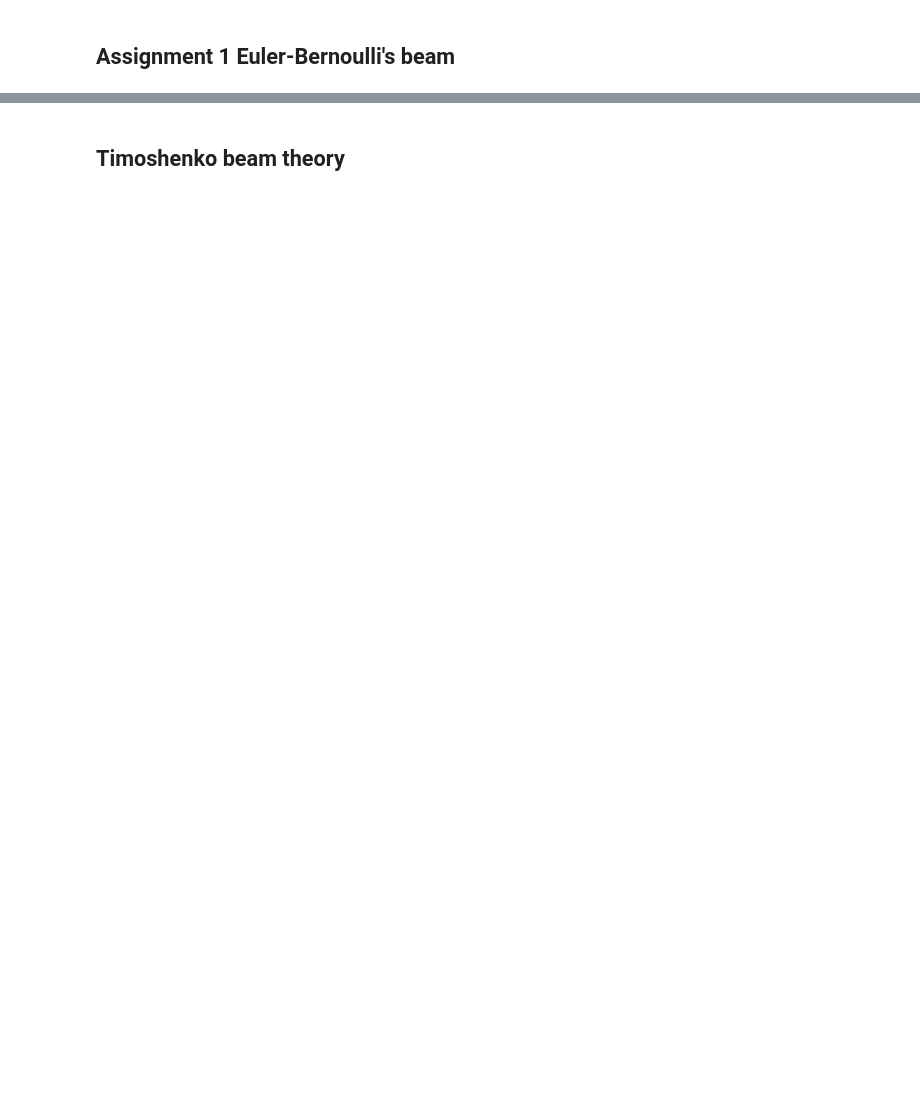
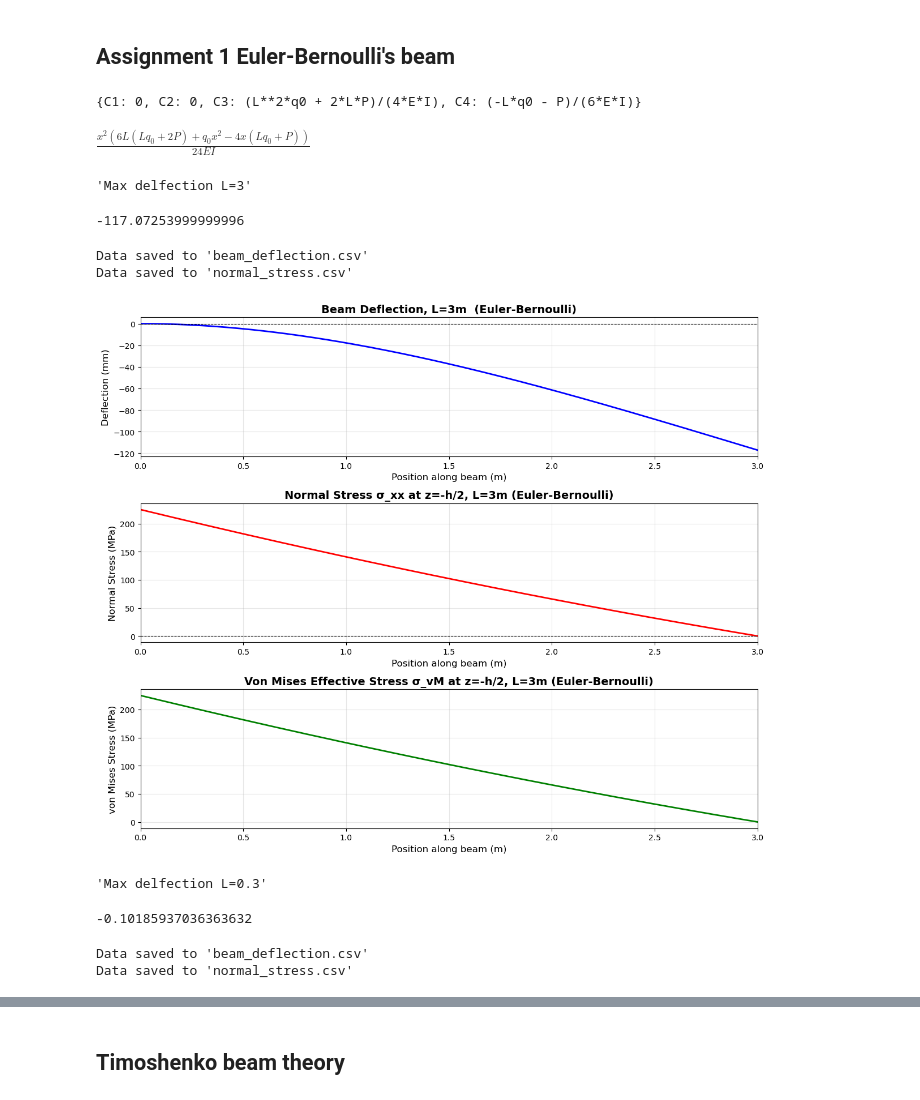
Before and after one commit to MartinStjernkvist/Applied-Mechanics, a Jupyter notebook: TME235/A1 & A2/Assignment_1&2.ipynb, the cells around one changed output, grey strips where cells are left out. Drawn from its saved outputs; the diff is of its cells as text; code cells hidden in the pictures; blank space fills up the shorter version.

```diff
--- a/TME235/A1 & A2/Assignment_1&2.ipynb
+++ b/TME235/A1 & A2/Assignment_1&2.ipynb
@@ -80,6 +80,8 @@ padding_1 = (max_val_1 - min_val_1) * 0.05
 if padding_1 == 0:
     padding_1 = np.abs(max_val_1) * 0.1 if max_val_1 != 0 else 1
 
+display('Max delfection L=3', np.min(plot_data_1))
+
 ax1.plot(x_vals, plot_data_1, 'b-', linewidth=2)
 ax1.set_title(f'Beam Deflection, L={L}m  (Euler-Bernoulli)', fontsize=14, fontweight='bold')
 ax1.set_xlabel('Position along beam (m)', fontsize=12)
@@ -156,6 +158,15 @@ ax3.set_ylim(min_val_3 - padding_3, max_val_3 + padding_3)
 plt.tight_layout()
 plt.show()
 
+# Create a DataFrame
+df = pd.DataFrame({
+    'Position (m)': x_vals,
+    'Von Mises Stress (MPa)': sigma_vM / 1e6
+})
+
+# Save to CSV
+df.to_csv('von_mises_stress_euler_3m.csv', index=False)
+
 
 ##################################################################################
 
@@ -188,6 +199,8 @@ max_val_1 = np.max(plot_data_1)
 padding_1 = (max_val_1 - min_val_1) * 0.05
 if padding_1 == 0:
     padding_1 = np.abs(max_val_1) * 0.1 if max_val_1 != 0 else 1
+
+display('Max delfection L=0.3', np.min(plot_data_1))
 
 ax1.plot(x_vals, plot_data_1, 'b-', linewidth=2)
 ax1.set_title(f'Beam Deflection, L={L}m (Euler-Bernoulli)', fontsize=14, fontweight='bold')
@@ -236,30 +249,51 @@ sigma_MPa = sigma_xx / 1e6
 
 # Create a DataFrame
 df = pd.DataFrame({
     'Position (m)': x_vals,
     'Normal Stress (MPa)': sigma_MPa
 })
 
 # Save to CSV
 df.to_csv('normal_stress_euler_0.3m.csv', index=False)
 
 print("Data saved to 'normal_stress.csv'")
 
 # Von Mises stress
 plot_data_3 = sigma_vM/1e6
 min_val_3 = np.min(plot_data_3)
 max_val_3 = np.max(plot_data_3)
 padding_3 = (max_val_3 - min_val_3) * 0.05
 if padding_3 == 0:
     padding_3 = np.abs(max_val_3) * 0.1 if max_val_3 != 0 else 1
 
 ax3.plot(x_vals, plot_data_3, 'g-', linewidth=2)
 ax3.set_title(f'Von Mises Effective Stress σ_vM at z=-h/2, L={L}m (Euler-Bernoulli)', fontsize=14, fontweight='bold')
 ax3.set_xlabel('Position along beam (m)', fontsize=12)
 ax3.set_ylabel('von Mises Stress (MPa)', fontsize=12)
 ax3.grid(True, alpha=0.3)
 ax3.set_xlim(0, L)
 ax3.set_ylim(min_val_3 - padding_3, max_val_3 + padding_3)
 
 plt.tight_layout()
 plt.show()
+
+# Create a DataFrame
+df = pd.DataFrame({
+    'Position (m)': x_vals,
+    'Von Mises Stress (MPa)': sigma_vM / 1e6
+})
+
+# Save to CSV
+df.to_csv('von_mises_stress_euler_0.3m.csv', index=False)
+# %% [output]
+{C1: 0, C2: 0, C3: (L**2*q0 + 2*L*P)/(4*E*I), C4: (-L*q0 - P)/(6*E*I)}
+$\displaystyle \frac{x^{2} \left(6 L \left(L q_{0} + 2 P\right) + q_{0} x^{2} - 4 x \left(L q_{0} + P\right)\right)}{24 E I}$
+'Max delfection L=3'
+-117.07253999999996
+Data saved to 'beam_deflection.csv'
+Data saved to 'normal_stress.csv'
+[figure, added]
+'Max delfection L=0.3'
+-0.10185937036363632
+Data saved to 'beam_deflection.csv'
+Data saved to 'normal_stress.csv'
```
Also changed, not shown: parts of 9 cells of this notebook, 2 other files.
